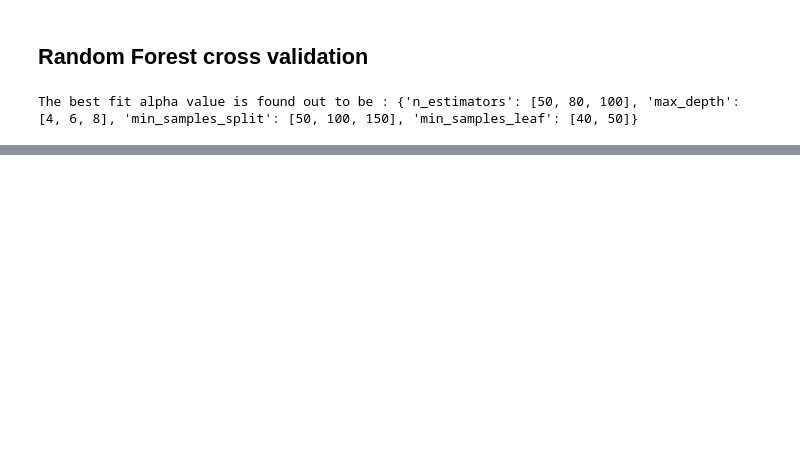
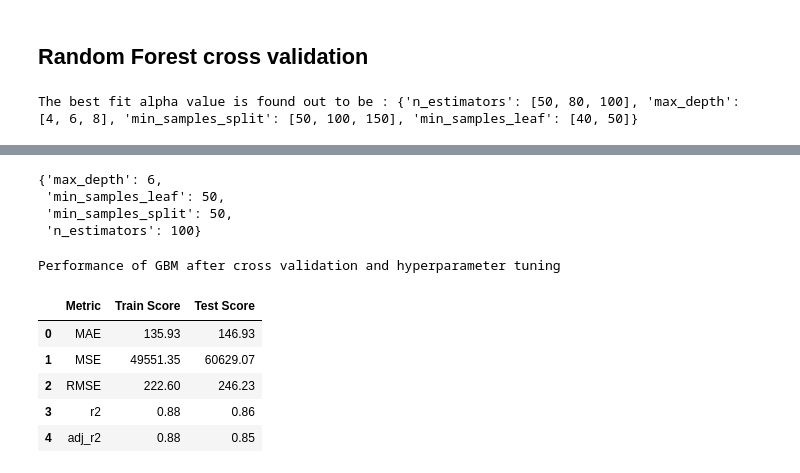
Before and after one commit to manjusreekc/Regression-Bike-Sharing-Demand-Prediction., a Jupyter notebook: Regression_Bike_Sharing_Demand_Prediction_Capstone_Project.ipynb, the cells around one changed output, grey strips where cells are left out. Drawn from its saved outputs; the diff is of its cells as text; code cells hidden in the pictures; blank space fills up the shorter version.

```diff
--- a/Regression_Bike_Sharing_Demand_Prediction_Capstone_Project.ipynb
+++ b/Regression_Bike_Sharing_Demand_Prediction_Capstone_Project.ipynb
@@ -841,0 +935,7 @@ feature_importance(rf_optimal_model)
+# %%
+gbm_grid.best_params_
+# %% [output]
+{'max_depth': 6,
+ 'min_samples_leaf': 50,
+ 'min_samples_split': 50,
+ 'n_estimators': 100}
@@ -841,0 +959,11 @@ feature_importance(rf_optimal_model)
+# %%
+print("Performance of GBM after cross validation and hyperparameter tuning")
+performance(gbm_optimal_model)
+# %% [output]
+Performance of GBM after cross validation and hyperparameter tuning
+|  | Metric | Train Score | Test Score |
+| 0 | MAE | 135.93 | 146.93 |
+| 1 | MSE | 49551.35 | 60629.07 |
+| 2 | RMSE | 222.60 | 246.23 |
+| 3 | r2 | 0.88 | 0.86 |
+| 4 | adj_r2 | 0.88 | 0.85 |
```
Also changed, not shown: parts of 59 cells of this notebook.
